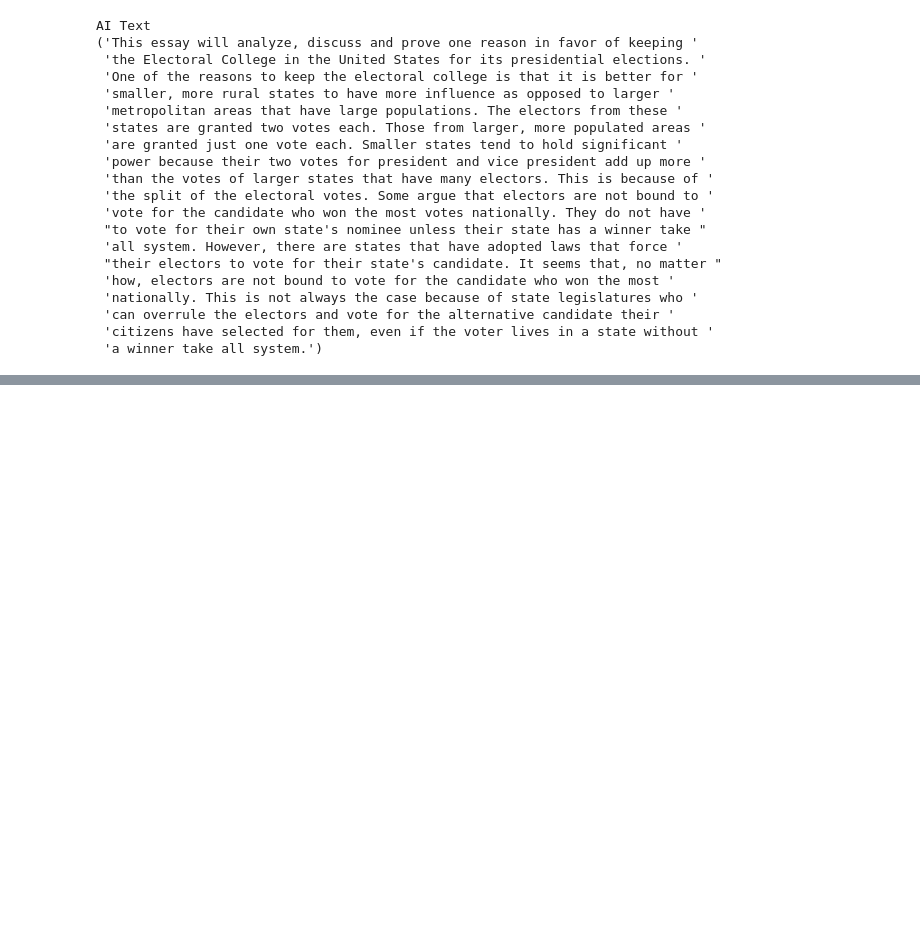
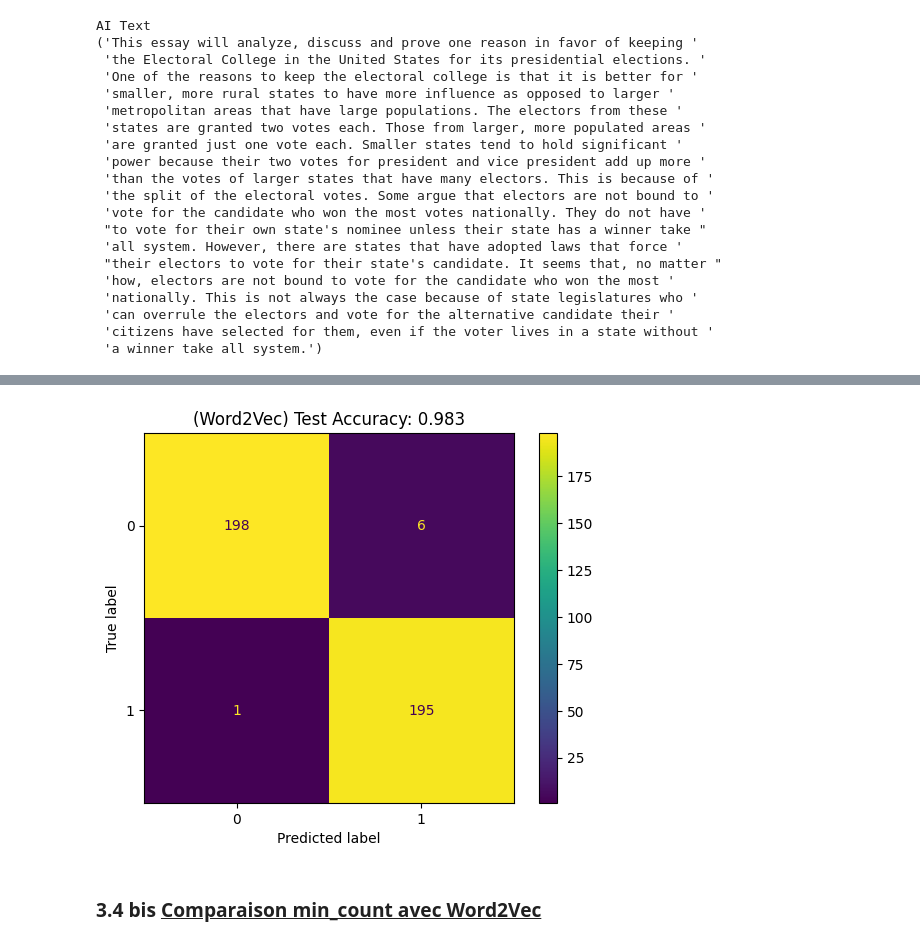
Before and after one commit to B-Manitas/NLP-AI-Human, a Jupyter notebook: main.ipynb, the cells around one changed output, grey strips where cells are left out. Cells and saved outputs as stored; diff of their text form; code cells hidden in the pictures; blank space fills up the shorter version.

```diff
--- a/main.ipynb
+++ b/main.ipynb
@@ -191,0 +260,8 @@ weighted avg       1.00      1.00      1.00     97447
+# %%
+ConfusionMatrixDisplay.from_predictions(y_pred, y_test)
+plt.title(f"(Word2Vec) Test Accuracy: {accuracy_score(y_test, y_pred):.3f}")
+plt.show()
+# %% [output]
+[figure, added]
+# %% [markdown]
+### 3.4 bis <ins> Comparaison min_count avec Word2Vec</ins>
```
Also changed, not shown: parts of 43 cells of this notebook.
